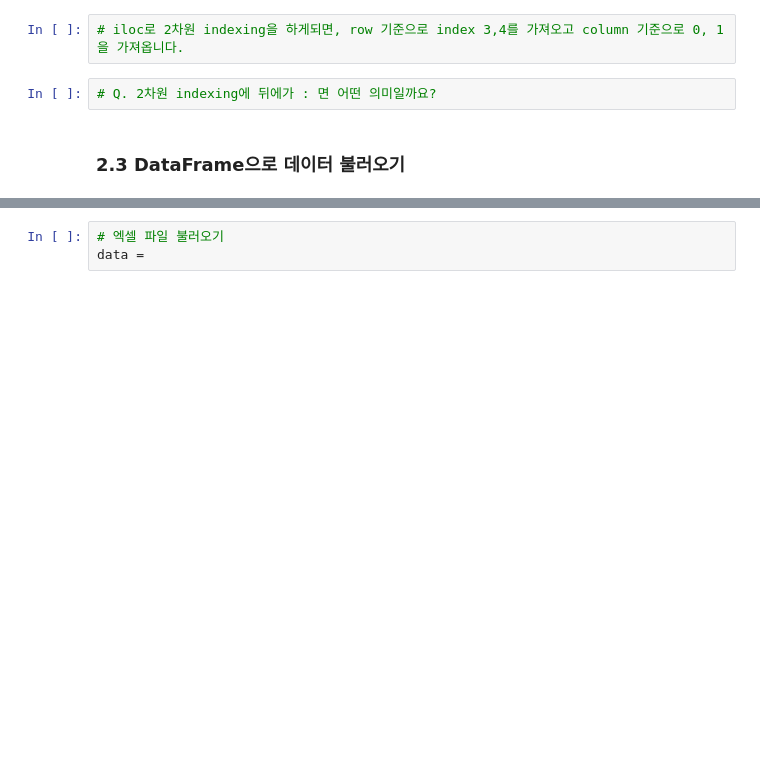
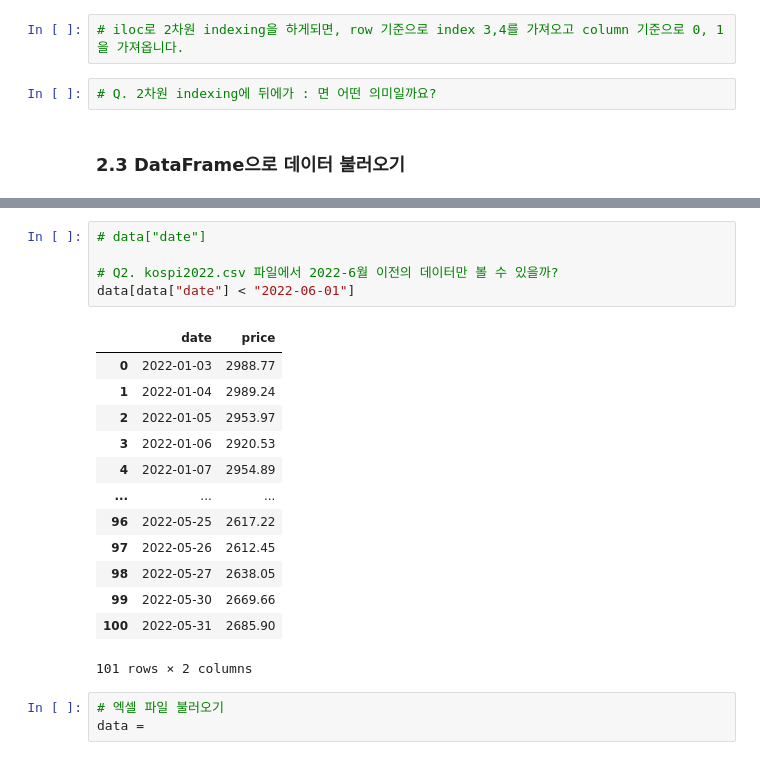
Before and after one commit to sainthm/MGS_AI_DS, a Jupyter notebook: YDK/pandas_data/1. Pandas 기초(실습).ipynb, the cells around one changed output, grey strips where cells are left out. Saved outputs shown, nothing was run; the diff lists cells and outputs as text; blank space fills up the shorter version.

```diff
--- a/YDK/pandas_data/1. Pandas 기초(실습).ipynb
+++ b/YDK/pandas_data/1. Pandas 기초(실습).ipynb
@@ -205,3 +248,22 @@ data = pd.read_csv('data/') # 엄청 나게 자주 쓸 함수
+# %%
+# data["date"]
+
+# Q2. kospi2022.csv 파일에서 2022-6월 이전의 데이터만 볼 수 있을까?
+data[data["date"] < "2022-06-01"]
+# %% [output]
+|  | date | price |
+| 0 | 2022-01-03 | 2988.77 |
+| 1 | 2022-01-04 | 2989.24 |
+| 2 | 2022-01-05 | 2953.97 |
+| 3 | 2022-01-06 | 2920.53 |
+| 4 | 2022-01-07 | 2954.89 |
+| ... | ... | ... |
+| 96 | 2022-05-25 | 2617.22 |
+| 97 | 2022-05-26 | 2612.45 |
+| 98 | 2022-05-27 | 2638.05 |
+| 99 | 2022-05-30 | 2669.66 |
+| 100 | 2022-05-31 | 2685.90 |
+101 rows × 2 columns
 # %%
 # 엑셀 파일 불러오기
 data =
```
Also changed, not shown: parts of 4 cells of this notebook.
